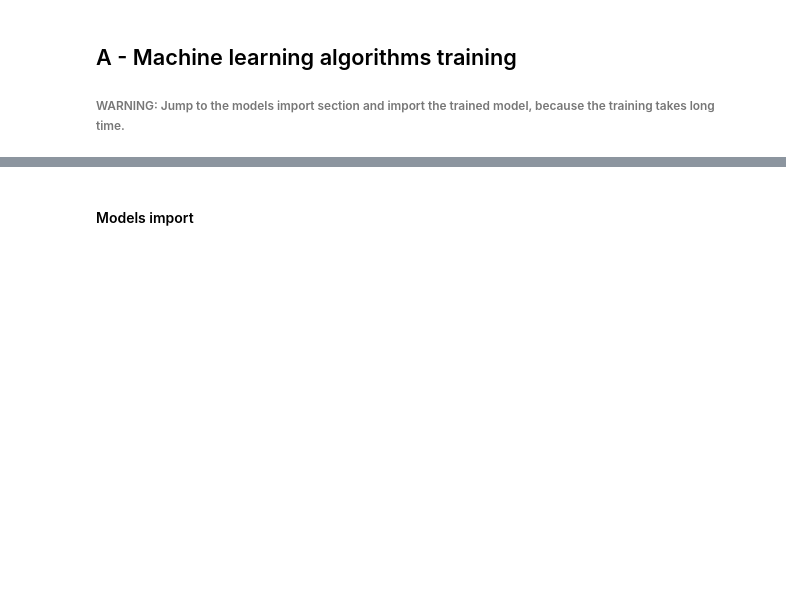
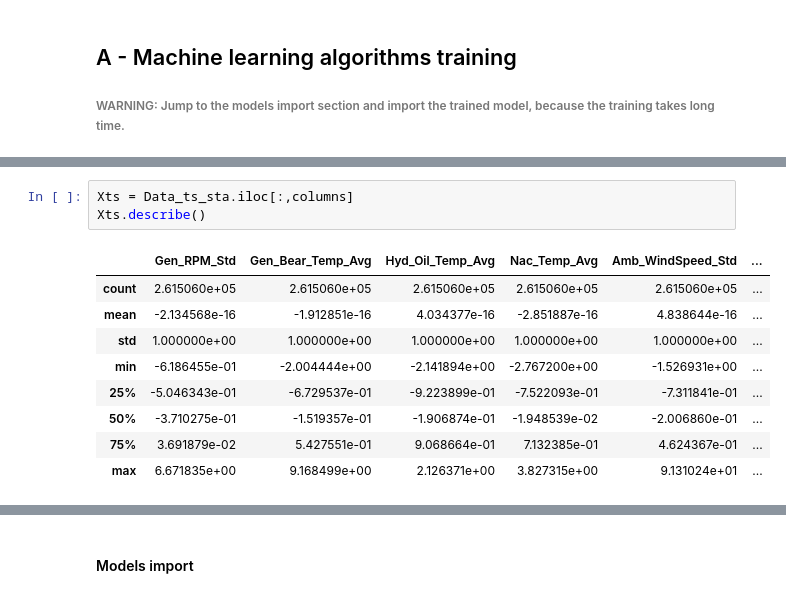
Before and after one commit to Sulles/WindFarmProject, a Jupyter notebook: JupyterNotebooks/4_Develop ML models and Validate the predictive strategy-checkpoint.ipynb, the cells around one changed output, grey strips where cells are left out. Cells and saved outputs as stored; diff of their text form; blank space fills up the shorter version.

```diff
--- a/JupyterNotebooks/4_Develop ML models and Validate the predictive strategy-checkpoint.ipynb
+++ b/JupyterNotebooks/4_Develop ML models and Validate the predictive strategy-checkpoint.ipynb
@@ -486,0 +580,13 @@ Algorithm: DTreeCls
+# %%
+Xts = Data_ts_sta.iloc[:,columns]
+Xts.describe()
+# %% [output]
+|  | Gen_RPM_Std | Gen_Bear_Temp_Avg | Hyd_Oil_Temp_Avg | Nac_Temp_Avg | Amb_WindSpeed_Std | ... |
+| count | 2.615060e+05 | 2.615060e+05 | 2.615060e+05 | 2.615060e+05 | 2.615060e+05 | ... |
+| mean | -2.134568e-16 | -1.912851e-16 | 4.034377e-16 | -2.851887e-16 | 4.838644e-16 | ... |
+| std | 1.000000e+00 | 1.000000e+00 | 1.000000e+00 | 1.000000e+00 | 1.000000e+00 | ... |
+| min | -6.186455e-01 | -2.004444e+00 | -2.141894e+00 | -2.767200e+00 | -1.526931e+00 | ... |
+| 25% | -5.046343e-01 | -6.729537e-01 | -9.223899e-01 | -7.522093e-01 | -7.311841e-01 | ... |
+| 50% | -3.710275e-01 | -1.519357e-01 | -1.906874e-01 | -1.948539e-02 | -2.006860e-01 | ... |
+| 75% | 3.691879e-02 | 5.427551e-01 | 9.068664e-01 | 7.132385e-01 | 4.624367e-01 | ... |
+| max | 6.671835e+00 | 9.168499e+00 | 2.126371e+00 | 3.827315e+00 | 9.131024e+01 | ... |
```
Also changed, not shown: parts of 17 cells of this notebook, 1 other file.
